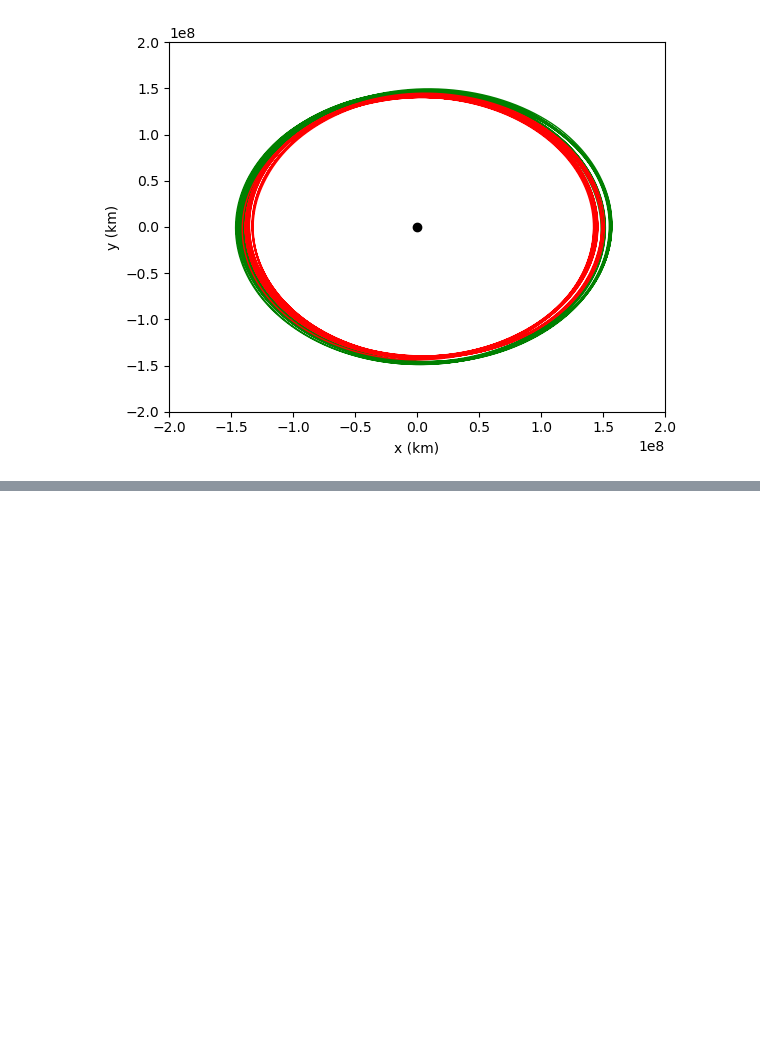
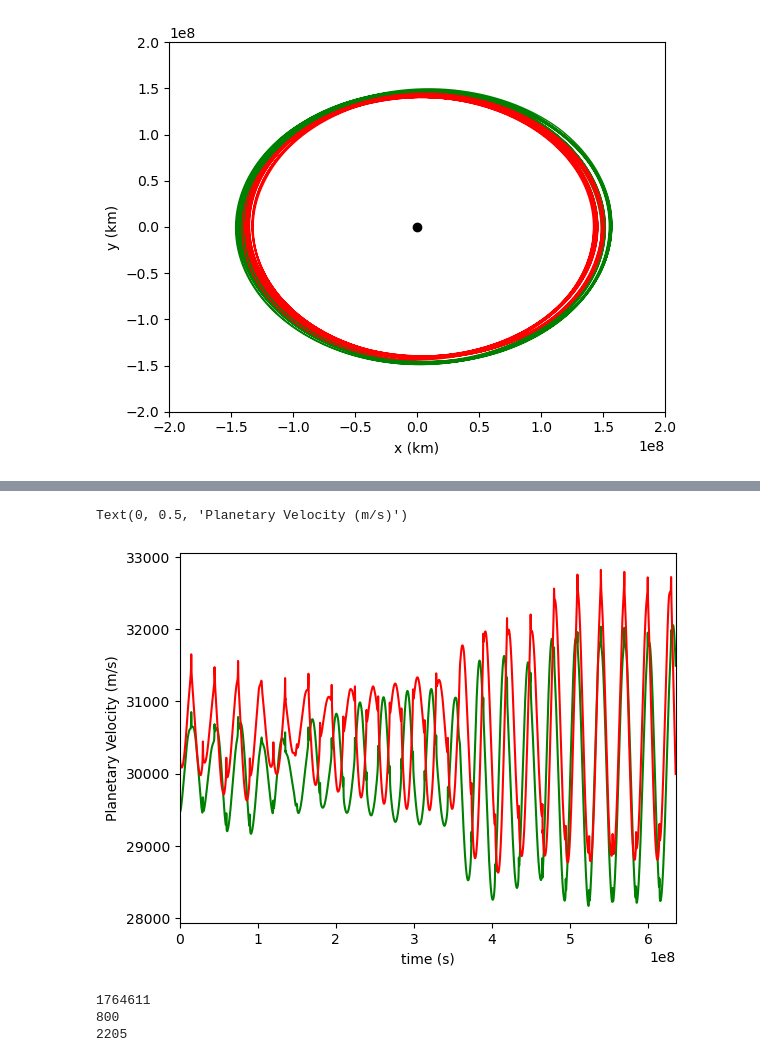
Before and after one commit to dmw2166/CES-2024-online, a Jupyter notebook: class_notes/Nov7_clasnotes.ipynb, the cells around one changed output, grey strips where cells are left out. Saved outputs shown, nothing was run; the diff lists cells and outputs as text; code cells hidden in the pictures; blank space fills up the shorter version.

```diff
--- a/class_notes/Nov7_clasnotes.ipynb
+++ b/class_notes/Nov7_clasnotes.ipynb
@@ -77,0 +124,18 @@ Text(0, 0.5, 'y (km)')
+# %%
+# plot the velocities
+
+velop1 = np.sqrt(sol.y[4]**2 + sol.y[5]**2)
+velop2 = np.sqrt(sol.y[6]**2 + sol.y[7]**2)
+
+fig1 = plt.figure()
+ax = plt.subplot(1,1,1)
+#plt.axis( [t0,tmax, 0, 3e8])
+ax.set_xlim([t0,tmax])
+plt.plot(t,velop1, 'g-')
+plt.plot(t,velop2, 'r-')
+
+plt.xlabel('time (s)')
+plt.ylabel('Planetary Velocity (m/s)')
+# %% [output]
+Text(0, 0.5, 'Planetary Velocity (m/s)')
+[figure, added]
@@ -77,0 +144,11 @@ Text(0, 0.5, 'y (km)')
+# %%
+N, = np.shape(sol.t)
+Nframes = 800
+Nskip = int(N/Nframes)
+print(N)
+print(Nframes)
+print(Nskip)
+# %% [output]
+1764611
+800
+2205
```
Also changed, not shown: parts of 5 cells of this notebook, 1 other file.
